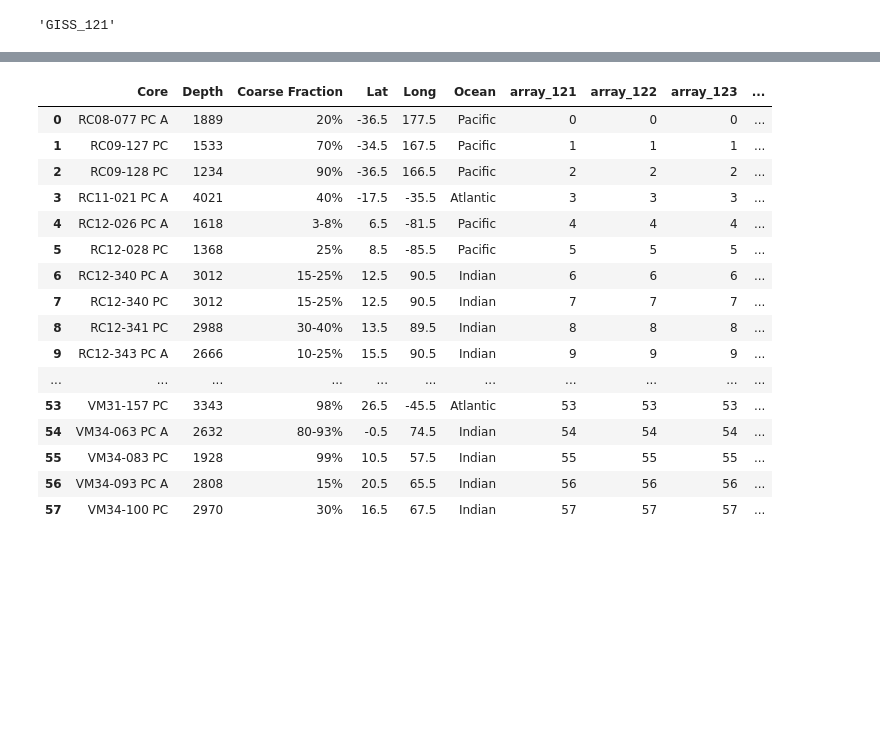
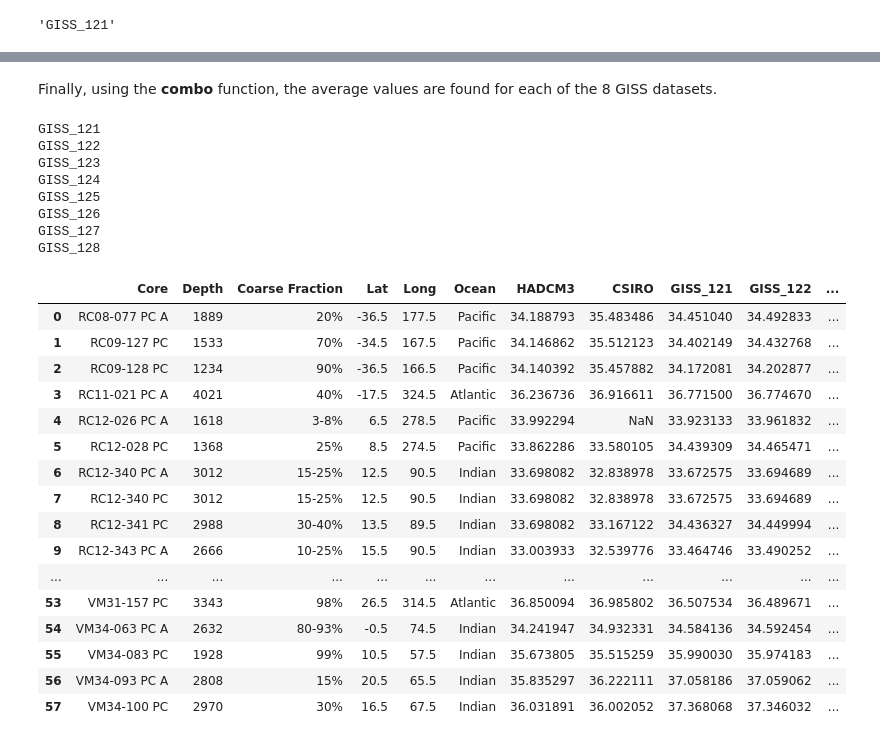
Before and after one commit to rm-ernst/Capstone, a Jupyter notebook: notebooks/Total Variation.ipynb, the cells around one changed output, grey strips where cells are left out. Drawn from its saved outputs; the diff is of its cells as text; code cells hidden in the pictures; blank space fills up the shorter version.

```diff
--- a/notebooks/Total Variation.ipynb
+++ b/notebooks/Total Variation.ipynb
@@ -5,12 +0,0 @@ The GISS download links all have a standardized url, with the variable in the ex
-# %%
-urldict = {}
-
-for i in range (121,129):
-    urldict['GISS_'+str(i)]=[]
-    file_base = "https://ds.nccs.nasa.gov/thredds/fileServer/CMIP5/NASA/GISS/past1000/E2-R_past1000_r1i1p" + str(i) + "/sos_Omon_GISS-E2-R_past1000_r1i1p"
-    for j in range(850,1000,50):
-        urldict['GISS_'+str(i)].append(file_base + str(i) + "_0" + str(j) + "01-0" + str(j+49) + "12.nc#mode=bytes")
-    for j in range(1000,1050,50):
-        urldict['GISS_'+str(i)].append(file_base + str(i) + '_' + str(j) + '01-' + str(j+50)+'12.nc#mode=bytes')
-    for j in range(1051,1851,50):
-        urldict['GISS_'+str(i)].append(file_base + str(i) + '_' + str(j) + '01-' + str(j+49)+'12.nc#mode=bytes')
@@ -17,5 +6,16 @@ for i in range (121,129):
+# %%
+filedict = {}
+for i in range (121,129):
+    filedict['GISS_'+str(i)]=[]
+    file_base="../data/GISS/sos_Omon_GISS-E2-R_past1000_r1i1p"
+    for j in range(850,1000,50):
+        filedict['GISS_'+str(i)].append(file_base + str(i) + "_0" + str(j) + "01-0" + str(j+49) + "12.nc")
+    for j in range(1000,1050,50):
+        filedict['GISS_'+str(i)].append(file_base + str(i) + '_' + str(j) + '01-' + str(j+50)+'12.nc')
+    for j in range(1051,1851,50):
+        filedict['GISS_'+str(i)].append(file_base + str(i) + '_' + str(j) + '01-' + str(j+49)+'12.nc')
 # %%
-keys = [key for key in urldict]
+keys = list(filedict.keys())
 keys[0]
 # %% [output]
 'GISS_121'
@@ -37,8 +61,9 @@ CSIRO = '../data/sos_Omon_CSIRO-Mk3L-1-2_past1000_r1i1p1_085101-185012.nc'
 #HADCM3 = "https://esgf.ceda.ac.uk/thredds/fileServer/esg_dataroot/pmip3/output/UOED/HadCM3/past1000/mon/ocean/Omon/r1i1p1/v20130313/sos/sos_Omon_HadCM3_past1000_r1i1p1_085001-185012.nc#mode=bytes"
 #CSIRO = "https://esgf.nci.org.au/thredds/fileServer/master/PMIP3/output/UNSW/CSIRO-Mk3L-1-2/past1000/mon/ocean/Omon/r1i1p1/v20170728/sos/sos_Omon_CSIRO-Mk3L-1-2_past1000_r1i1p1_085101-185012.nc#mode=bytes"
 
+import numpy as np
 cores['HADCM3'] = np.nan
-cores['CSIRO'] = list(range(len(cores.index)))
+cores['CSIRO'] = np.nan
 # %%
 import ncsumstat as ns
 for x in range(cores.shape[0]):
@@ -50,25 +93,37 @@ cores
+# %% [markdown]
+Finally, using the **combo** function, the average values are found for each of the 8 GISS datasets.
 # %%
 for k in keys:
-    cores[k] = list(range(len(cores.index)))
+    cores[k] = np.nan
     for x in range(cores.shape[0]):
         lat = cores.Lat[x]
         lon = cores.Long[x]
+        cores.loc[x,k] = cb.avg(lon,lat,filedict[k])
+    print(k)
 cores
 # %% [output]
+GISS_121
+GISS_122
+GISS_123
+GISS_124
+GISS_125
+GISS_126
+GISS_127
+GISS_128
-|  | Core | Depth | Coarse Fraction | Lat | Long | Ocean | array_121 | array_122 | array_123 | ... |
-| 0 | RC08-077 PC A | 1889 | 20% | -36.5 | 177.5 | Pacific | 0 | 0 | 0 | ... |
-| 1 | RC09-127 PC | 1533 | 70% | -34.5 | 167.5 | Pacific | 1 | 1 | 1 | ... |
-| 2 | RC09-128 PC | 1234 | 90% | -36.5 | 166.5 | Pacific | 2 | 2 | 2 | ... |
-| 3 | RC11-021 PC A | 4021 | 40% | -17.5 | -35.5 | Atlantic | 3 | 3 | 3 | ... |
-| 4 | RC12-026 PC A | 1618 | 3-8% | 6.5 | -81.5 | Pacific | 4 | 4 | 4 | ... |
-| 5 | RC12-028 PC | 1368 | 25% | 8.5 | -85.5 | Pacific | 5 | 5 | 5 | ... |
-| 6 | RC12-340 PC A | 3012 | 15-25% | 12.5 | 90.5 | Indian | 6 | 6 | 6 | ... |
-| 7 | RC12-340 PC | 3012 | 15-25% | 12.5 | 90.5 | Indian | 7 | 7 | 7 | ... |
-| 8 | RC12-341 PC | 2988 | 30-40% | 13.5 | 89.5 | Indian | 8 | 8 | 8 | ... |
-| 9 | RC12-343 PC A | 2666 | 10-25% | 15.5 | 90.5 | Indian | 9 | 9 | 9 | ... |
-| ... | ... | ... | ... | ... | ... | ... | ... | ... | ... | ... |
-| 53 | VM31-157 PC | 3343 | 98% | 26.5 | -45.5 | Atlantic | 53 | 53 | 53 | ... |
-| 54 | VM34-063 PC A | 2632 | 80-93% | -0.5 | 74.5 | Indian | 54 | 54 | 54 | ... |
-| 55 | VM34-083 PC | 1928 | 99% | 10.5 | 57.5 | Indian | 55 | 55 | 55 | ... |
-| 56 | VM34-093 PC A | 2808 | 15% | 20.5 | 65.5 | Indian | 56 | 56 | 56 | ... |
-| 57 | VM34-100 PC | 2970 | 30% | 16.5 | 67.5 | Indian | 57 | 57 | 57 | ... |
+|  | Core | Depth | Coarse Fraction | Lat | Long | Ocean | HADCM3 | CSIRO | GISS_121 | GISS_122 | ... |
+| 0 | RC08-077 PC A | 1889 | 20% | -36.5 | 177.5 | Pacific | 34.188793 | 35.483486 | 34.451040 | 34.492833 | ... |
+| 1 | RC09-127 PC | 1533 | 70% | -34.5 | 167.5 | Pacific | 34.146862 | 35.512123 | 34.402149 | 34.432768 | ... |
+| 2 | RC09-128 PC | 1234 | 90% | -36.5 | 166.5 | Pacific | 34.140392 | 35.457882 | 34.172081 | 34.202877 | ... |
+| 3 | RC11-021 PC A | 4021 | 40% | -17.5 | 324.5 | Atlantic | 36.236736 | 36.916611 | 36.771500 | 36.774670 | ... |
+| 4 | RC12-026 PC A | 1618 | 3-8% | 6.5 | 278.5 | Pacific | 33.992294 | NaN | 33.923133 | 33.961832 | ... |
+| 5 | RC12-028 PC | 1368 | 25% | 8.5 | 274.5 | Pacific | 33.862286 | 33.580105 | 34.439309 | 34.465471 | ... |
+| 6 | RC12-340 PC A | 3012 | 15-25% | 12.5 | 90.5 | Indian | 33.698082 | 32.838978 | 33.672575 | 33.694689 | ... |
+| 7 | RC12-340 PC | 3012 | 15-25% | 12.5 | 90.5 | Indian | 33.698082 | 32.838978 | 33.672575 | 33.694689 | ... |
+| 8 | RC12-341 PC | 2988 | 30-40% | 13.5 | 89.5 | Indian | 33.698082 | 33.167122 | 34.436327 | 34.449994 | ... |
+| 9 | RC12-343 PC A | 2666 | 10-25% | 15.5 | 90.5 | Indian | 33.003933 | 32.539776 | 33.464746 | 33.490252 | ... |
+| ... | ... | ... | ... | ... | ... | ... | ... | ... | ... | ... | ... |
+| 53 | VM31-157 PC | 3343 | 98% | 26.5 | 314.5 | Atlantic | 36.850094 | 36.985802 | 36.507534 | 36.489671 | ... |
+| 54 | VM34-063 PC A | 2632 | 80-93% | -0.5 | 74.5 | Indian | 34.241947 | 34.932331 | 34.584136 | 34.592454 | ... |
+| 55 | VM34-083 PC | 1928 | 99% | 10.5 | 57.5 | Indian | 35.673805 | 35.515259 | 35.990030 | 35.974183 | ... |
+| 56 | VM34-093 PC A | 2808 | 15% | 20.5 | 65.5 | Indian | 35.835297 | 36.222111 | 37.058186 | 37.059062 | ... |
+| 57 | VM34-100 PC | 2970 | 30% | 16.5 | 67.5 | Indian | 36.031891 | 36.002052 | 37.368068 | 37.346032 | ... |
```
Also changed, not shown: parts of 8 cells of this notebook, 1 other file.
